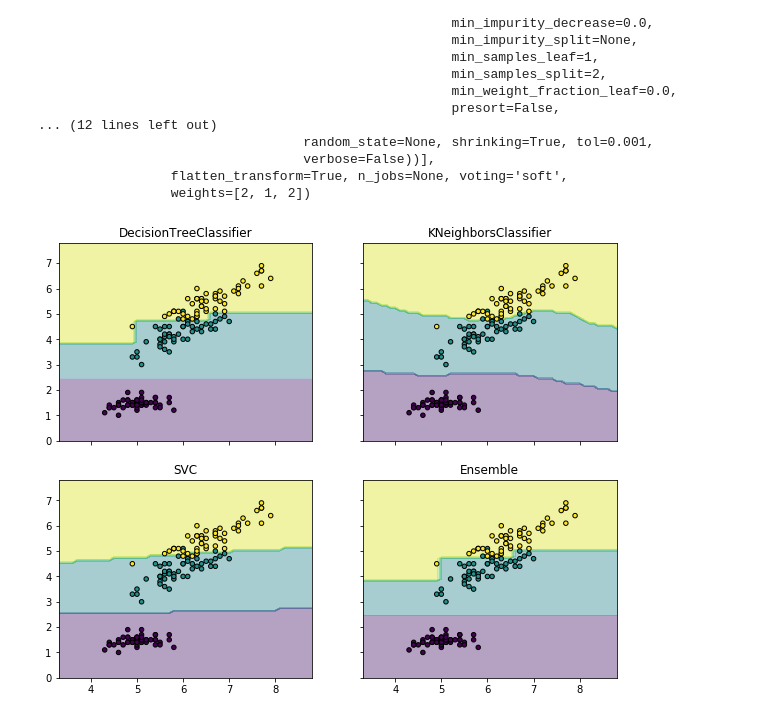
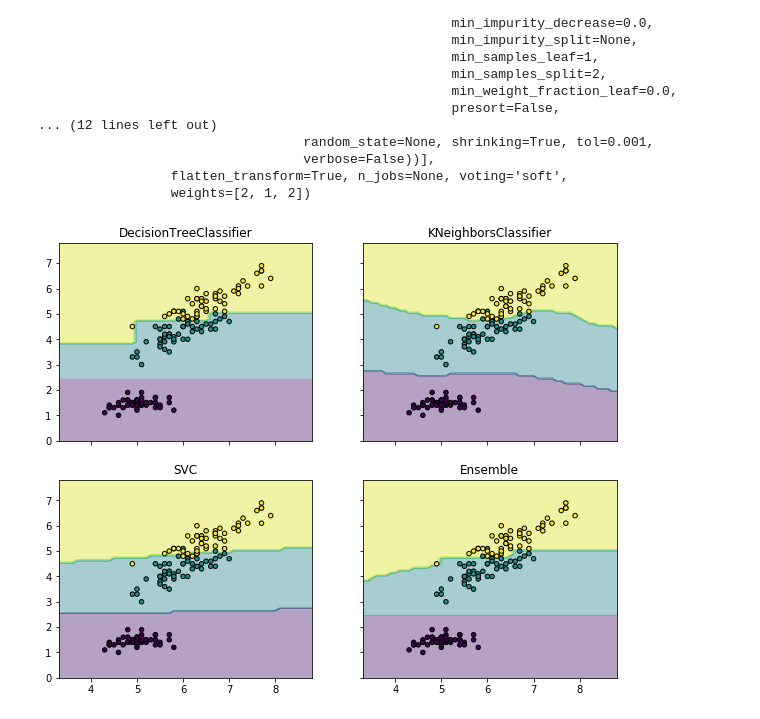
Before and after one commit to ClaudiuCreanga/autumn_school, a Jupyter notebook: 01_Appendix_D_Plot the decision boundaries of a VotingClassifier.ipynb, the cells around one changed output. Drawn from its saved outputs; the diff is of its cells as text; code cells hidden in the pictures.

```diff
--- a/01_Appendix_D_Plot the decision boundaries of a VotingClassifier.ipynb
+++ b/01_Appendix_D_Plot the decision boundaries of a VotingClassifier.ipynb
@@ -84,27 +84,27 @@ VotingClassifier(estimators=[('DecisionTreeClassifier',
 # %%
 # Plotting decision regions
 x_min, x_max = X[:, 0].min() - 1, X[:, 0].max() + 1
 y_min, y_max = X[:, 1].min() - 1, X[:, 1].max() + 1
 xx, yy = np.meshgrid(np.arange(x_min, x_max, 0.1),
                      np.arange(y_min, y_max, 0.1))
 
 f, axarr = plt.subplots(2, 2, sharex='col', sharey='row', figsize=(10, 8))
 
 for idx, clf, tt in zip(product([0, 1], [0, 1]),
-                        [clf1, clf2, clf3,clf4, clf5, clf6, eclf],
+                        [clf1, clf2, clf3, eclf],
                         ['DecisionTreeClassifier',
                          'KNeighborsClassifier',
                          'SVC',
                          'Ensemble']):
 
     Z = clf.predict(np.c_[xx.ravel(), yy.ravel()])
     Z = Z.reshape(xx.shape)
 
     axarr[idx[0], idx[1]].contourf(xx, yy, Z, alpha=0.4)
     axarr[idx[0], idx[1]].scatter(X[:, 0], X[:, 1], c=y,
                                   s=20, edgecolor='k')
     axarr[idx[0], idx[1]].set_title(tt)
 
 plt.show()
 # %% [output]
-[figure, old version]
+[figure, new version]
```
Also changed, not shown: 1 other file.
